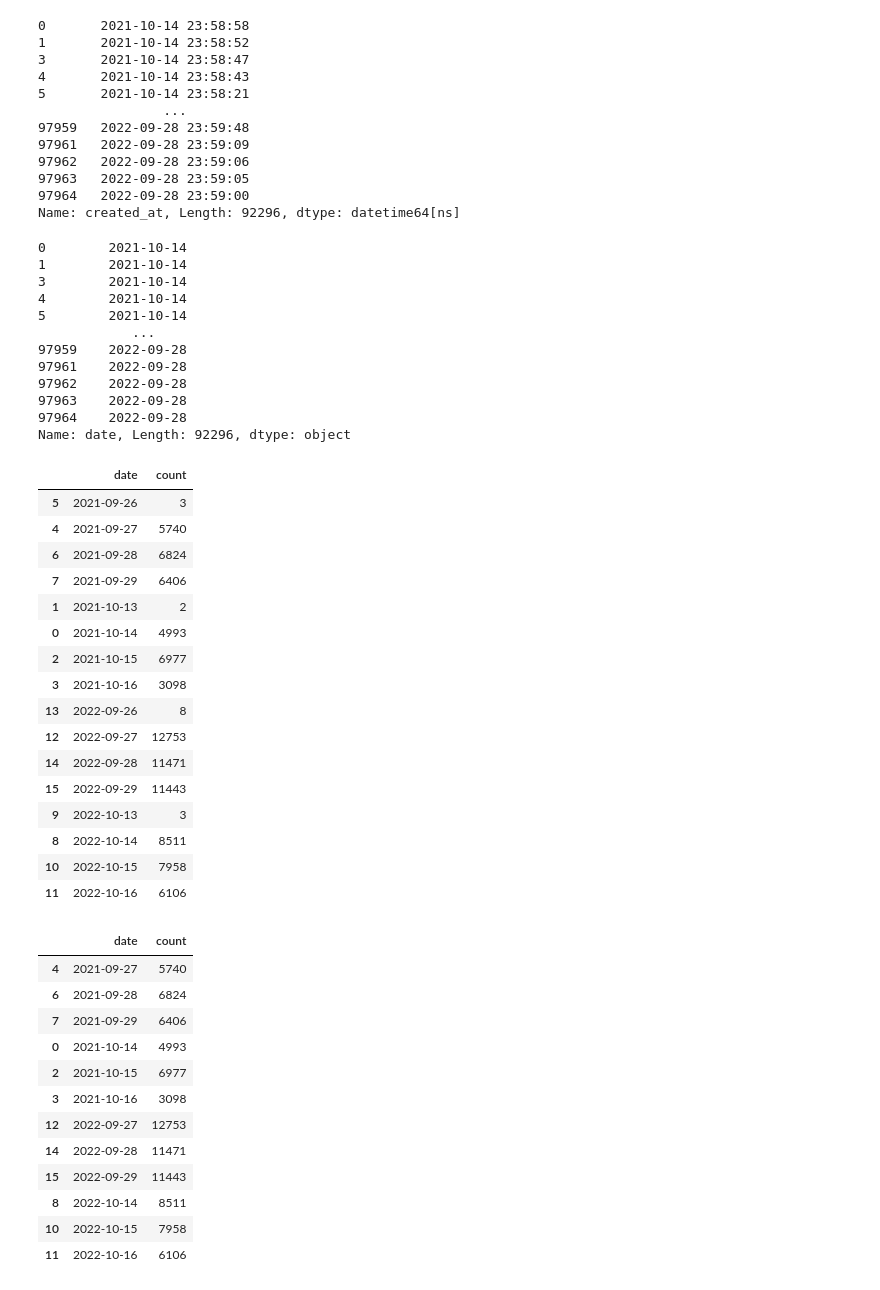
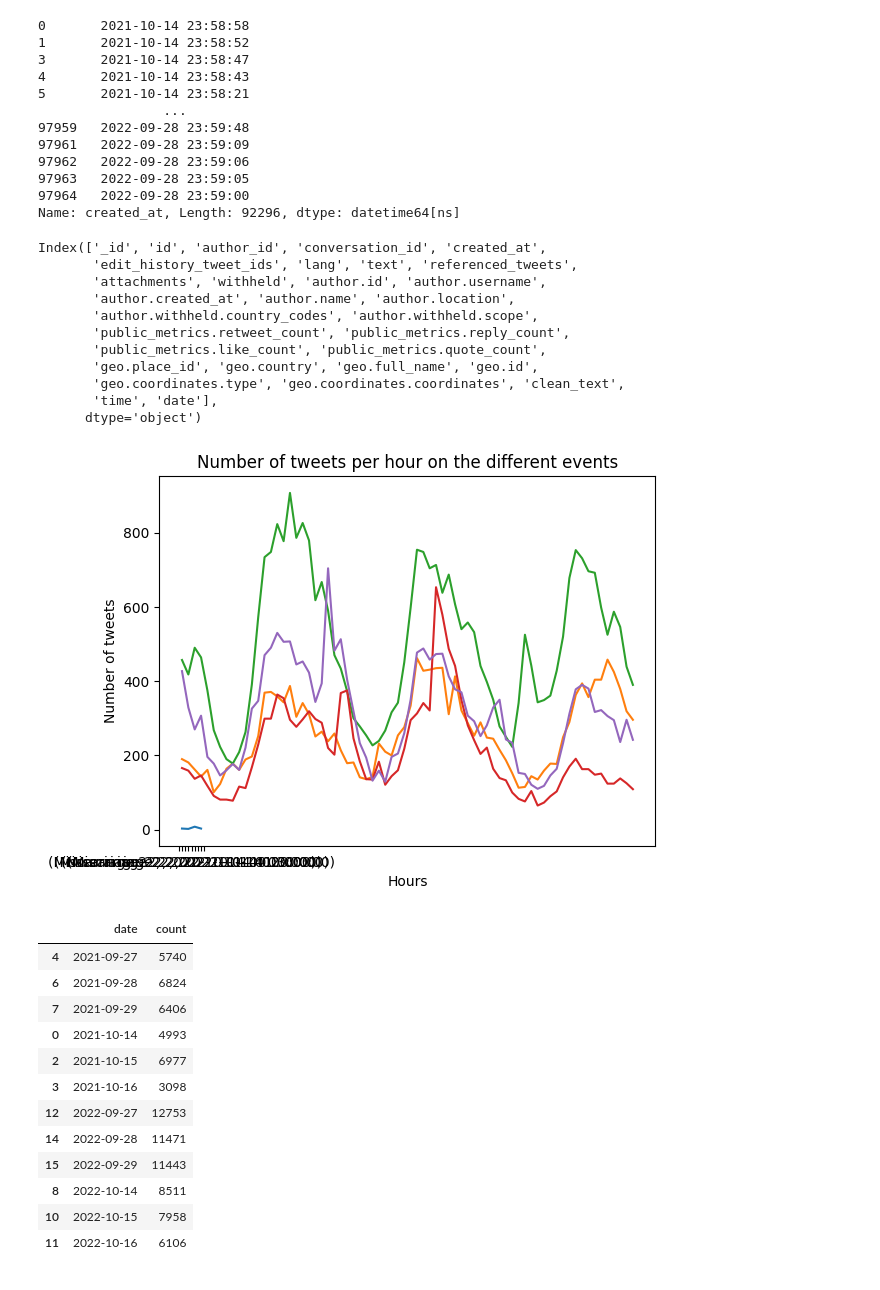
Before and after one commit to Oliph/MiscarriageTwitterAnalysis, a Jupyter notebook: Clean_miscarriage.ipynb, the cells around one changed output. Cells and saved outputs as stored; diff of their text form; code cells hidden in the pictures.

Commit message:
This is the updated version of the miscarriage analysis in twitter, committed on the 16/1/23

```diff
--- a/Clean_miscarriage.ipynb
+++ b/Clean_miscarriage.ipynb
@@ -358,21 +358,47 @@ Name: created_at, Length: 92296, dtype: datetime64[ns]
 df['time'] = pd.to_datetime(df['created_at']).dt.time
 
 df['date'] = df['created_at'].dt.date
+df['date'] = df['date'].astype('datetime64[ns]')
 
-df['date']
+df.columns
 # %% [output]
-0        2021-10-14
-1        2021-10-14
-3        2021-10-14
-4        2021-10-14
-5        2021-10-14
-            ...
-97959    2022-09-28
-97961    2022-09-28
-97962    2022-09-28
-97963    2022-09-28
-97964    2022-09-28
-Name: date, Length: 92296, dtype: object
+Index(['_id', 'id', 'author_id', 'conversation_id', 'created_at',
+       'edit_history_tweet_ids', 'lang', 'text', 'referenced_tweets',
+       'attachments', 'withheld', 'author.id', 'author.username',
+       'author.created_at', 'author.name', 'author.location',
+       'author.withheld.country_codes', 'author.withheld.scope',
+       'public_metrics.retweet_count', 'public_metrics.reply_count',
+       'public_metrics.like_count', 'public_metrics.quote_count',
+       'geo.place_id', 'geo.country', 'geo.full_name', 'geo.id',
+       'geo.coordinates.type', 'geo.coordinates.coordinates', 'clean_text',
+       'time', 'date'],
+      dtype='object')
+# %%
+def categorize_all_events(df):
+    df['event'] = ''
+    df.loc[(df['date'].dt.date >= pd.to_datetime('2021-09-27').date()) & (df['date'].dt.date <= pd.to_datetime('2021-09-29').date()), 'event'] = 'Abortion 21'
+    df.loc[(df['date'].dt.date >= pd.to_datetime('2022-09-27').date()) & (df['date'].dt.date <= pd.to_datetime('2022-09-29').date()), 'event'] = 'Abortion 22'
+    df.loc[(df['date'].dt.date >= pd.to_datetime('2021-10-14').date()) & (df['date'].dt.date <= pd.to_datetime('2021-10-16').date()), 'event'] = 'Miscarriage 21'
+    df.loc[(df['date'].dt.date >= pd.to_datetime('2022-10-14').date()) & (df['date'].dt.date <= pd.to_datetime('2022-10-16').date()), 'event'] = 'Miscarriage 22'
+    return df
+
+df_allevents = categorize_all_events(df)
+# %%
+# Group the data by event and hour
+grouped = df_allevents.groupby(['event', pd.Grouper(key='created_at', freq='H')])
+
+# resample the data by hour
+resampled = grouped['event'].count()
+
+# plot the tweets per hour for each event
+for event, data in resampled.groupby(level=0):
+    data.plot(label=event)
+plt.title('Number of tweets per hour on the different events')
+plt.xlabel("Hours")
+plt.ylabel("Number of tweets")
+plt.show()
+# %% [output]
+[figure, added]
 # %%
 #we group by date and create a new dataframe for data manipulation
 df_dates = df.groupby(pd.Grouper(key='date'))['date'].count()
@@ -388,27 +414,6 @@ df_dates.columns = ['date', 'count']
 #Retransform into time object
 df_dates['date'] = df_dates['date'].astype('datetime64[ns]')
 df_dates = df_dates.sort_values(by = 'date')
-
-#Visualize
-df_dates
-# %% [output]
-|  | date | count |
-| 5 | 2021-09-26 | 3 |
-| 4 | 2021-09-27 | 5740 |
-| 6 | 2021-09-28 | 6824 |
-| 7 | 2021-09-29 | 6406 |
-| 1 | 2021-10-13 | 2 |
-| 0 | 2021-10-14 | 4993 |
-| 2 | 2021-10-15 | 6977 |
-| 3 | 2021-10-16 | 3098 |
-| 13 | 2022-09-26 | 8 |
-| 12 | 2022-09-27 | 12753 |
-| 14 | 2022-09-28 | 11471 |
-| 15 | 2022-09-29 | 11443 |
-| 9 | 2022-10-13 | 3 |
-| 8 | 2022-10-14 | 8511 |
-| 10 | 2022-10-15 | 7958 |
-| 11 | 2022-10-16 | 6106 |
 # %%
 #Filter out the tweets made at midnight of the desired days
 df_dates = df_dates[df_dates['count'] >= 10]
```
Also changed, not shown: parts of 35 cells of this notebook.
